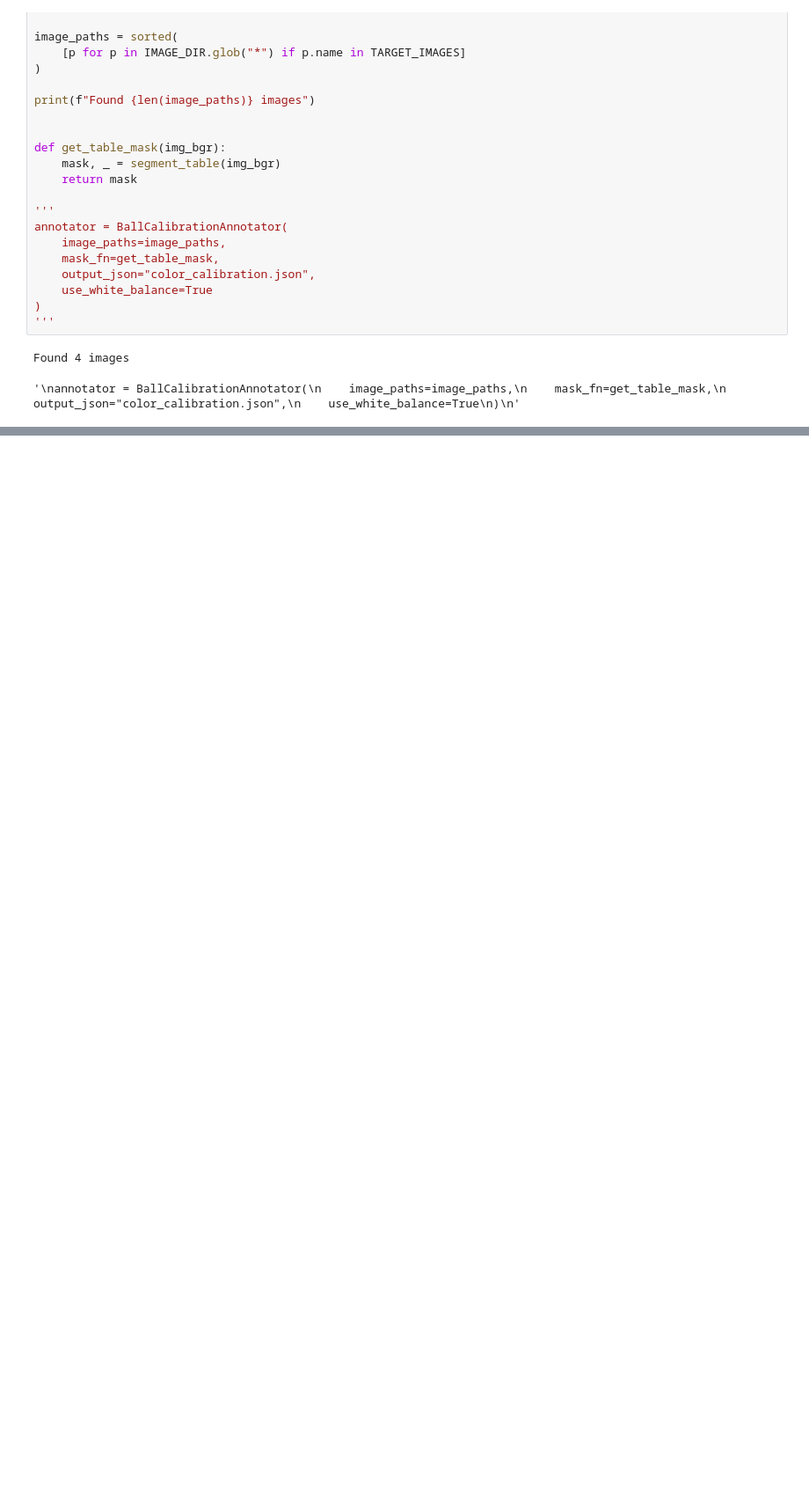
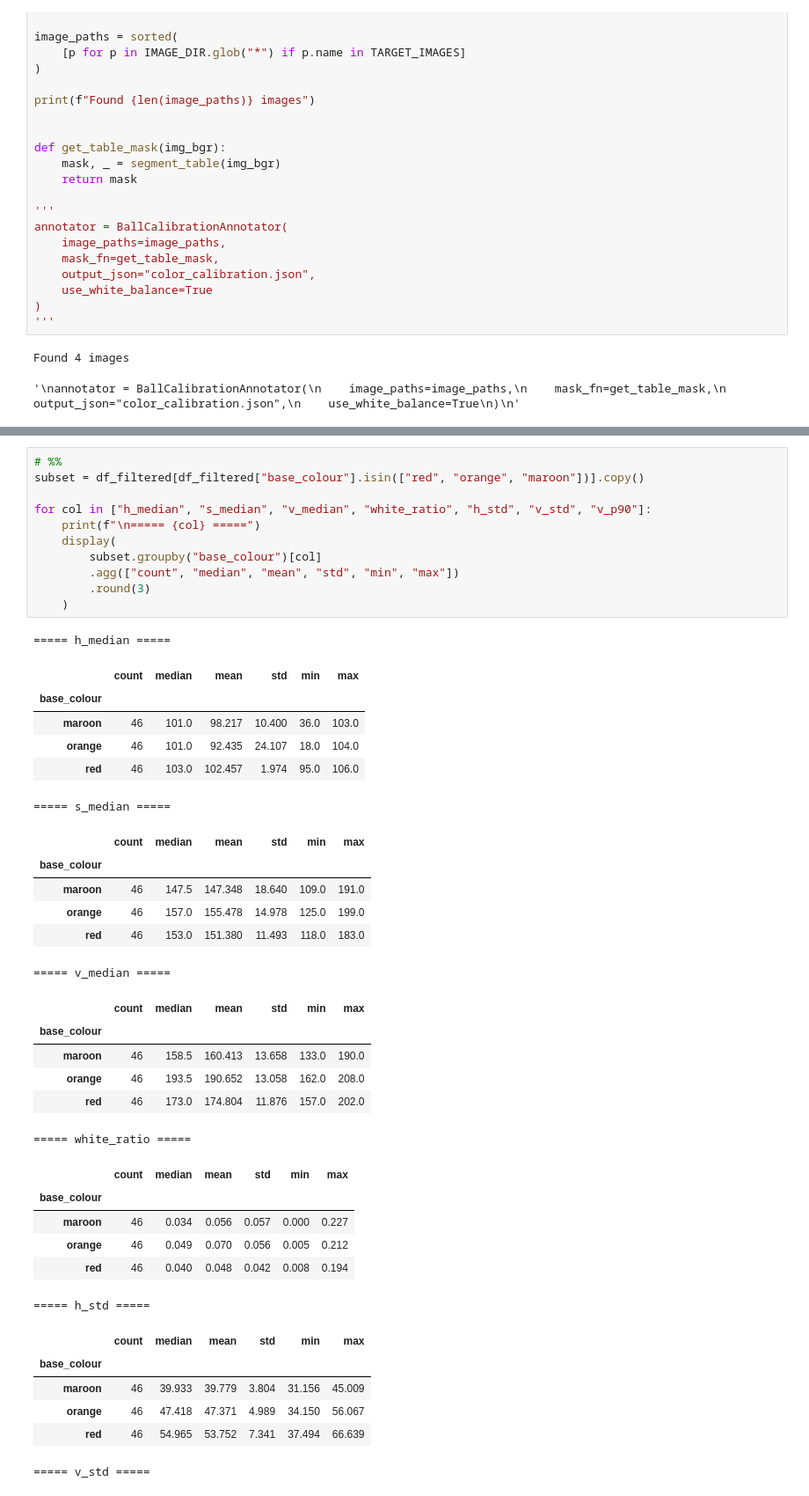
Before and after one commit to Alejandro-131004/Computer-Vision, a Jupyter notebook: assigment1.ipynb, the cells around one changed output, grey strips where cells are left out. Shown at 88% size. Drawn from its saved outputs; the diff is of its cells as text; blank space fills up the shorter version.

```diff
--- a/assigment1.ipynb
+++ b/assigment1.ipynb
@@ -2174,0 +2777,43 @@ Name: count, dtype: int64
+# %%
+# %%
+subset = df_filtered[df_filtered["base_colour"].isin(["red", "orange", "maroon"])].copy()
+
+for col in ["h_median", "s_median", "v_median", "white_ratio", "h_std", "v_std", "v_p90"]:
+    print(f"\n===== {col} =====")
+    display(
+        subset.groupby("base_colour")[col]
+        .agg(["count", "median", "mean", "std", "min", "max"])
+        .round(3)
+    )
+# %% [output]
+===== h_median =====
+|  | count | median | mean | std | min | max |
+| base_colour |  |  |  |  |  |  |
+| maroon | 46 | 101.0 | 98.217 | 10.400 | 36.0 | 103.0 |
+| orange | 46 | 101.0 | 92.435 | 24.107 | 18.0 | 104.0 |
+| red | 46 | 103.0 | 102.457 | 1.974 | 95.0 | 106.0 |
+===== s_median =====
+|  | count | median | mean | std | min | max |
+| base_colour |  |  |  |  |  |  |
+| maroon | 46 | 147.5 | 147.348 | 18.640 | 109.0 | 191.0 |
+| orange | 46 | 157.0 | 155.478 | 14.978 | 125.0 | 199.0 |
+| red | 46 | 153.0 | 151.380 | 11.493 | 118.0 | 183.0 |
+===== v_median =====
+|  | count | median | mean | std | min | max |
+| base_colour |  |  |  |  |  |  |
+| maroon | 46 | 158.5 | 160.413 | 13.658 | 133.0 | 190.0 |
+| orange | 46 | 193.5 | 190.652 | 13.058 | 162.0 | 208.0 |
+| red | 46 | 173.0 | 174.804 | 11.876 | 157.0 | 202.0 |
+===== white_ratio =====
+|  | count | median | mean | std | min | max |
+| base_colour |  |  |  |  |  |  |
+| maroon | 46 | 0.034 | 0.056 | 0.057 | 0.000 | 0.227 |
+| orange | 46 | 0.049 | 0.070 | 0.056 | 0.005 | 0.212 |
+| red | 46 | 0.040 | 0.048 | 0.042 | 0.008 | 0.194 |
+===== h_std =====
+|  | count | median | mean | std | min | max |
+| base_colour |  |  |  |  |  |  |
+| maroon | 46 | 39.933 | 39.779 | 3.804 | 31.156 | 45.009 |
+| orange | 46 | 47.418 | 47.371 | 4.989 | 34.150 | 56.067 |
+| red | 46 | 54.965 | 53.752 | 7.341 | 37.494 | 66.639 |
+===== v_std =====
```
Also changed, not shown: parts of 10 cells of this notebook, 2 other files.
